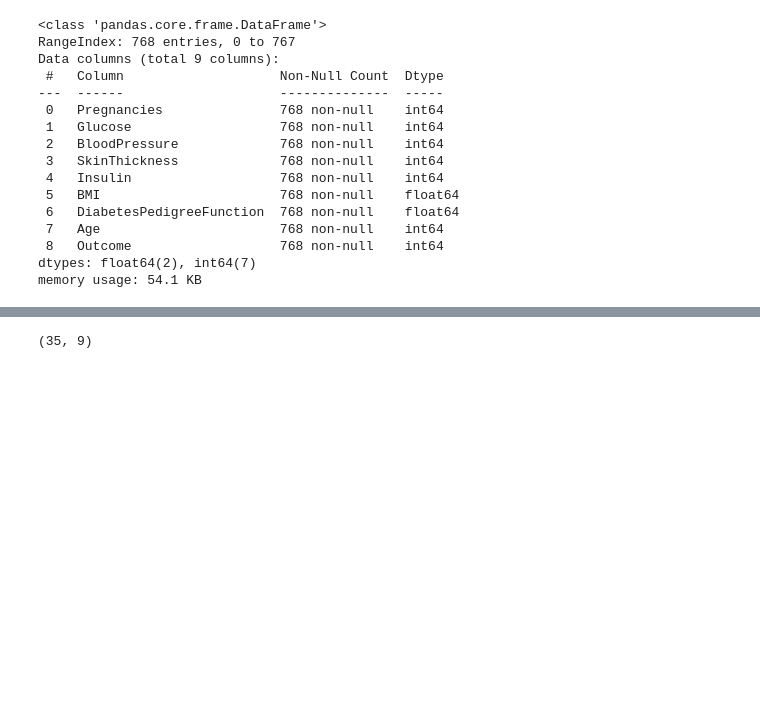
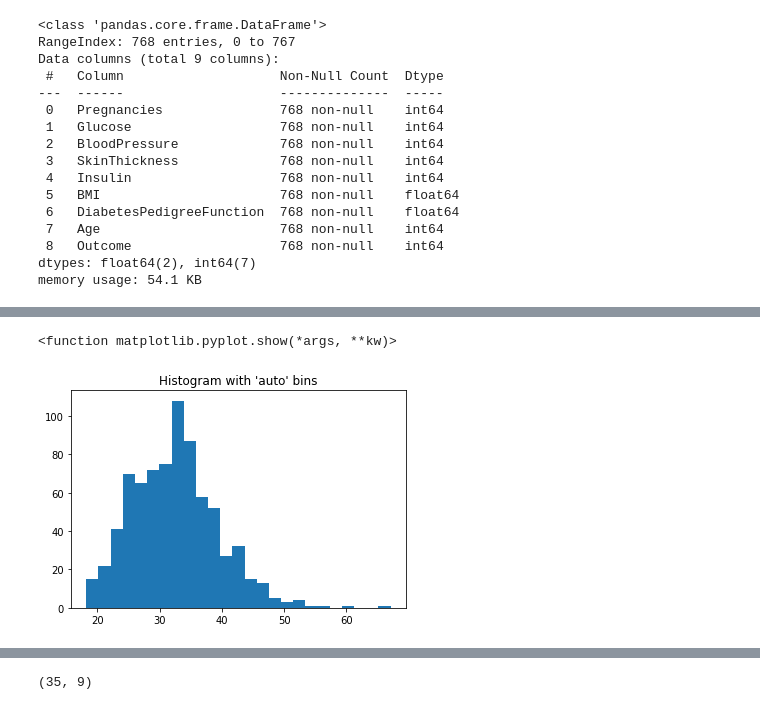
Before and after one commit to sergiomath/dataScience, a Jupyter notebook: Train_data.ipynb, the cells around one changed output, grey strips where cells are left out. Saved outputs shown, nothing was run; the diff lists cells and outputs as text; code cells hidden in the pictures; blank space fills up the shorter version.

```diff
--- a/Train_data.ipynb
+++ b/Train_data.ipynb
@@ -57,0 +79,10 @@ df.describe()
+# %%
+# histograma BMI
+BMI = df['BMI']
+plt.hist(BMI, bins='auto')
+plt.title("Histogram with 'auto' bins")
+plt.show
+#print(Pregnancies)
+# %% [output]
+<function matplotlib.pyplot.show(*args, **kw)>
+[figure, added]
```
Also changed, not shown: parts of 17 cells of this notebook.
